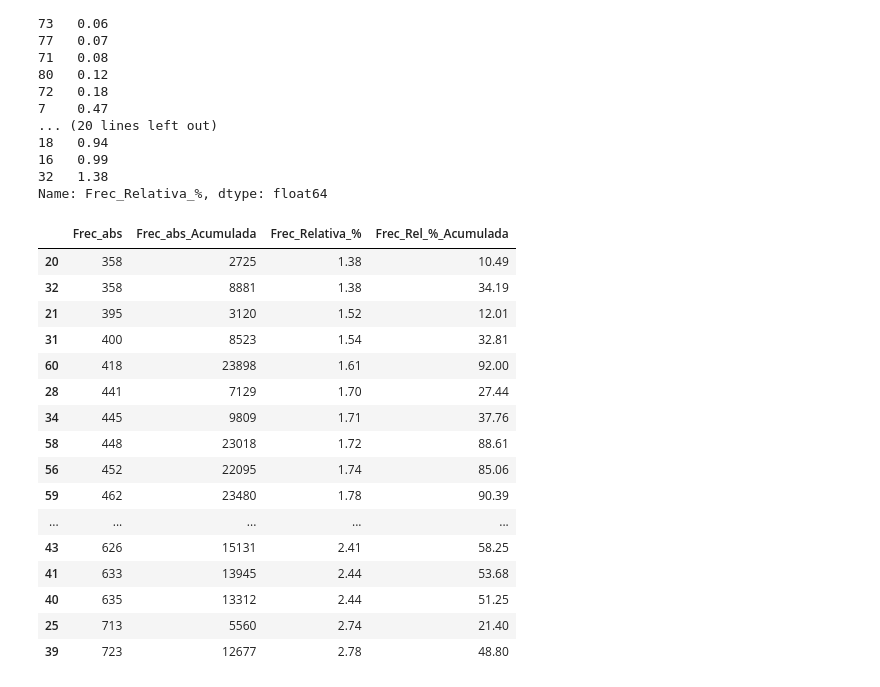
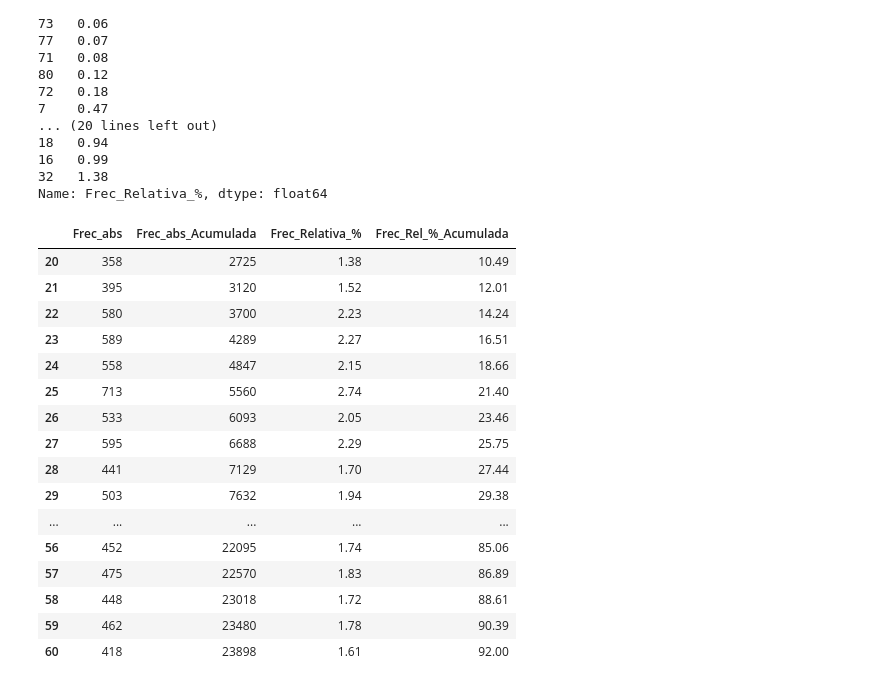
Before and after one commit to MHerrera11/Coderhouse, a Jupyter notebook: notebooks/Satisfacción de Clientes en Vuelos.ipynb, the cells around one changed output. Saved outputs shown, nothing was run; the diff lists cells and outputs as text; code cells hidden in the pictures.

```diff
--- a/notebooks/Satisfacción de Clientes en Vuelos.ipynb
+++ b/notebooks/Satisfacción de Clientes en Vuelos.ipynb
@@ -569,22 +566,22 @@ Name: Frec_Relativa_%, dtype: float64
 # %%
 # De esta forma trabajaremos con valores que representen igual o más de su valor per se en frecuencias, en este caso, "1.33%", resultado que surge
 #de dividir cada valor único por la totalidad de valores únicos (1/75), para desepjar posibles outliers o que tengan poca relevancia en el análisis.
-frec_df.loc[frec_df['Frec_Relativa_%'] >= 1.33].sort_values(by='Frec_Relativa_%',ascending=True)
+frec_df.loc[frec_df['Frec_Relativa_%'] >= 1.33].sort_values(by='Frec_Rel_%_Acumulada',ascending=True)
 # %% [output]
 |  | Frec_abs | Frec_abs_Acumulada | Frec_Relativa_% | Frec_Rel_%_Acumulada |
 | 20 | 358 | 2725 | 1.38 | 10.49 |
-| 32 | 358 | 8881 | 1.38 | 34.19 |
 | 21 | 395 | 3120 | 1.52 | 12.01 |
-| 31 | 400 | 8523 | 1.54 | 32.81 |
+| 22 | 580 | 3700 | 2.23 | 14.24 |
+| 23 | 589 | 4289 | 2.27 | 16.51 |
+| 24 | 558 | 4847 | 2.15 | 18.66 |
+| 25 | 713 | 5560 | 2.74 | 21.40 |
+| 26 | 533 | 6093 | 2.05 | 23.46 |
+| 27 | 595 | 6688 | 2.29 | 25.75 |
+| 28 | 441 | 7129 | 1.70 | 27.44 |
+| 29 | 503 | 7632 | 1.94 | 29.38 |
+| ... | ... | ... | ... | ... |
+| 56 | 452 | 22095 | 1.74 | 85.06 |
+| 57 | 475 | 22570 | 1.83 | 86.89 |
+| 58 | 448 | 23018 | 1.72 | 88.61 |
+| 59 | 462 | 23480 | 1.78 | 90.39 |
 | 60 | 418 | 23898 | 1.61 | 92.00 |
-| 28 | 441 | 7129 | 1.70 | 27.44 |
-| 34 | 445 | 9809 | 1.71 | 37.76 |
-| 58 | 448 | 23018 | 1.72 | 88.61 |
-| 56 | 452 | 22095 | 1.74 | 85.06 |
-| 59 | 462 | 23480 | 1.78 | 90.39 |
-| ... | ... | ... | ... | ... |
-| 43 | 626 | 15131 | 2.41 | 58.25 |
-| 41 | 633 | 13945 | 2.44 | 53.68 |
-| 40 | 635 | 13312 | 2.44 | 51.25 |
-| 25 | 713 | 5560 | 2.74 | 21.40 |
-| 39 | 723 | 12677 | 2.78 | 48.80 |
```
Also changed, not shown: parts of 9 cells of this notebook.
